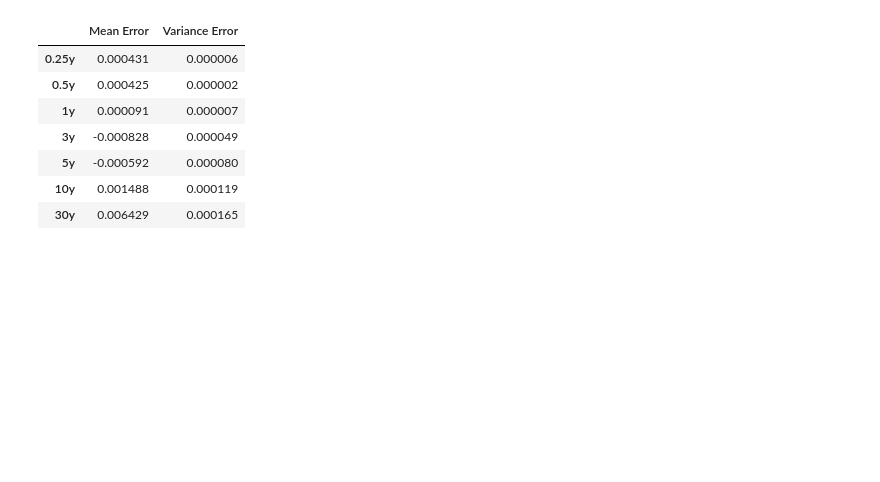
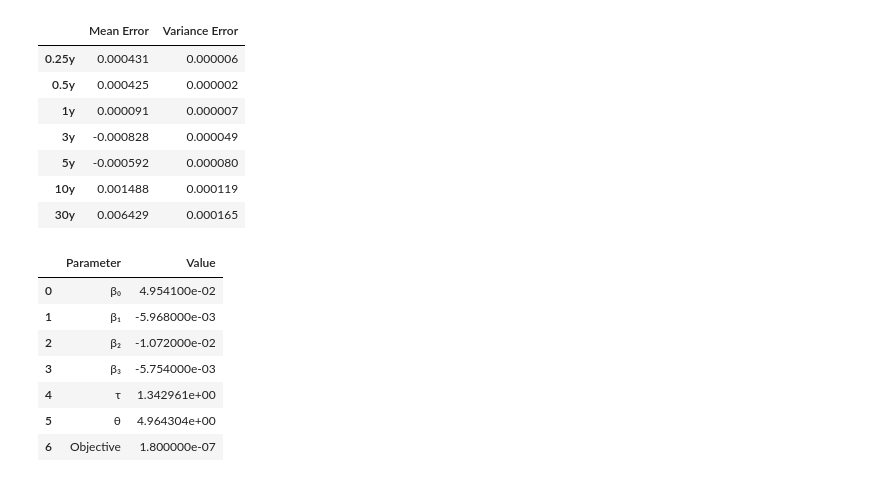
Before and after one commit to fangsitang/fixed_income, a Jupyter notebook: main_with_kalman.ipynb, the cells around one changed output. Cells and saved outputs as stored; diff of their text form; code cells hidden in the pictures; blank space fills up the shorter version.

```diff
--- a/main_with_kalman.ipynb
+++ b/main_with_kalman.ipynb
@@ -1768,3 +1622,31 @@ error_summary
 | 5y | -0.000592 | 0.000080 |
 | 10y | 0.001488 | 0.000119 |
 | 30y | 0.006429 | 0.000165 |
+# %%
+import pandas as pd
+
+# Nelson-Siegel-Svensson Fitting Results
+nelson_siegel_svensson_data = {
+    'Parameter': ['β₀', 'β₁', 'β₂', 'β₃', 'τ', 'θ', 'Objective'],
+    'Value': [0.049541, -0.005968, -0.01072, -0.005754, 1.342961, 4.964304, 1.8e-07]
+}
+nelson_siegel_svensson_df = pd.DataFrame(nelson_siegel_svensson_data)
+
+# Calibration Results
+calibration_data = {
+    'Parameter': ['κ (kappa)', 'θ (theta)', 'σ (sigma)', 'X0', 'Objective Value', 'Feller ratio'],
+    'Value': [1.340385, 0.001050, 0.047234, 0.000049, 0.652056, 1.2612]
+}
+calibration_df = pd.DataFrame(calibration_data)
+
+# Display DataFrames
+nelson_siegel_svensson_df
+# %% [output]
+|  | Parameter | Value |
+| 0 | β₀ | 4.954100e-02 |
+| 1 | β₁ | -5.968000e-03 |
+| 2 | β₂ | -1.072000e-02 |
+| 3 | β₃ | -5.754000e-03 |
+| 4 | τ | 1.342961e+00 |
+| 5 | θ | 4.964304e+00 |
+| 6 | Objective | 1.800000e-07 |
```
Also changed, not shown: parts of 2 cells of this notebook.
